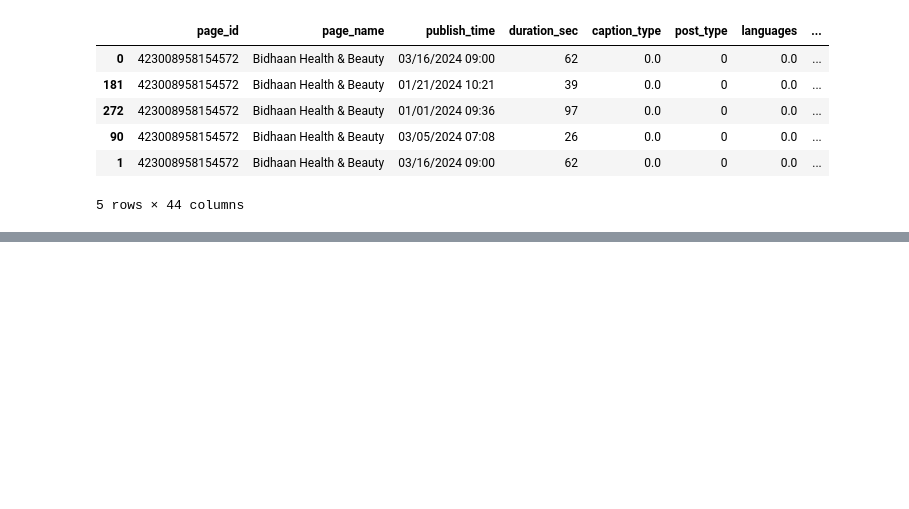
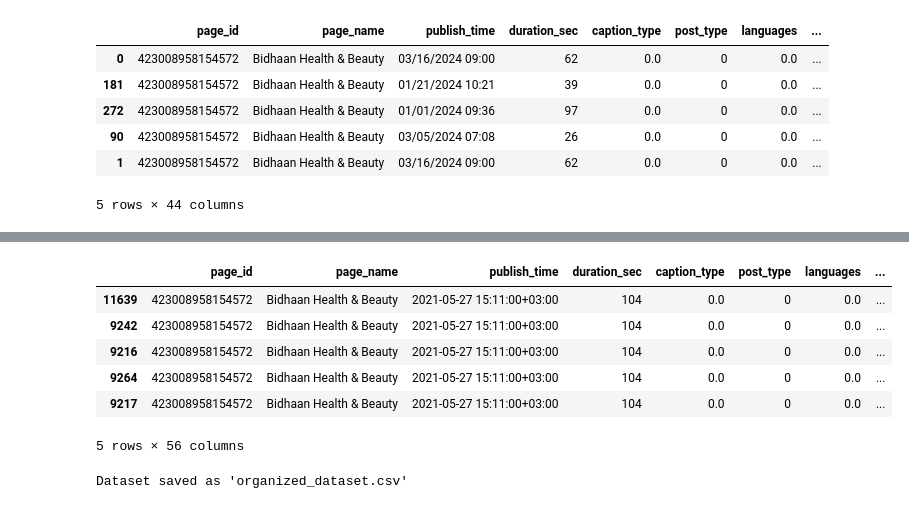
Before and after one commit to codeandcharts/facebook_content_strategy, a Jupyter notebook: data_ingestion.ipynb, the cells around one changed output, grey strips where cells are left out. Drawn from its saved outputs; the diff is of its cells as text; code cells hidden in the pictures; blank space fills up the shorter version.

```diff
--- a/data_ingestion.ipynb
+++ b/data_ingestion.ipynb
@@ -314,9 +314,8 @@ video_data.head()
 | 1 | 423008958154572 | Bidhaan Health & Beauty | 03/16/2024 09:00 | 62 | 0.0 | 0 | 0.0 | ... |
 5 rows × 44 columns
 # %%
+# Convert 'publish_time' to datetime (assuming input is in UTC) and then to Somalia's timezone.
 video_data['publish_time'] = pd.to_datetime(video_data['publish_time'], errors='coerce', utc=True)
-
-# Convert the time to Somalia's timezone.
 video_data['publish_time'] = video_data['publish_time'].dt.tz_convert('Africa/Mogadishu')
 
 # Extract detailed date and time components
@@ -326,8 +325,8 @@ video_data['day_of_week']   = video_data['publish_time'].dt.day_name()
 video_data['month']         = video_data['publish_time'].dt.month
 video_data['year']          = video_data['publish_time'].dt.year
 
-# Define the weekend in Somalia as Friday and Saturday.
-video_data['is_weekend'] = video_data['day_of_week'].isin(['Thurday', 'Friday'])
+# Define the weekend in Somalia as Friday and Thursday.
+video_data['is_weekend'] = video_data['day_of_week'].isin(['Friday', 'Thursday'])
 
 # Additional time-based features
 video_data['hour'] = video_data['publish_time'].dt.hour
@@ -345,20 +344,17 @@ def time_of_day(hour):
 
 video_data['time_of_day'] = video_data['hour'].apply(time_of_day)
 
+# Additional time-based features: week_of_year, quarter, and time_since_last_publish_hr
+video_data['quarter'] = video_data['publish_time'].dt.quarter
 
-# Additional performance features
-# Calculate ratio of 1-minute video views to impressions, handling division by zero
-video_data['views_impressions_ratio'] = video_data['video_views_1min'] / video_data['impressions'].replace(0, np.nan)
+# Ensure the data is sorted by publish_time for accurate diff calculations
+video_data.sort_values('publish_time', inplace=True)
 
-# Optionally, compute earnings per ad impression (if earnings and ad_impressions are meaningful)
-video_data['earnings_per_ad_impression'] = video_data['estimated_earnings_usd'] / video_data['ad_impressions'].replace(0, np.nan)
-
-# Fill any resulting NaN values (for instance from diff() or division by zero) with 0
+# Fill any resulting NaN values (from diff() or division by zero) with 0
 video_data.fillna(0, inplace=True)
 
 # Display a sample of the new features
-print(video_data[['publish_time', 'hour', 'time_of_day', 'week_of_year', 'quarter', 'time_since_last_publish_hr',
-          'views_impressions_ratio', 'earnings_per_ad_impression']].head())
+print(video_data[['publish_time', 'hour', 'time_of_day']].head())
 
-# Optionally, display a sample of the new columns
+# Display a sample of the date/time related columns
 print(video_data[['publish_time', 'published_date', 'published_time', 'day_of_week', 'month', 'year', 'is_weekend']].head())
@@ -365,4 +381,16 @@ print(video_data[['publish_time', 'published_date', 'published_time', 'day_of_we
+# %%
+video_data.head()
+# %% [output]
+|  | page_id | page_name | publish_time | duration_sec | caption_type | post_type | languages | ... |
+| 11639 | 423008958154572 | Bidhaan Health & Beauty | 2021-05-27 15:11:00+03:00 | 104 | 0.0 | 0 | 0.0 | ... |
+| 9242 | 423008958154572 | Bidhaan Health & Beauty | 2021-05-27 15:11:00+03:00 | 104 | 0.0 | 0 | 0.0 | ... |
+| 9216 | 423008958154572 | Bidhaan Health & Beauty | 2021-05-27 15:11:00+03:00 | 104 | 0.0 | 0 | 0.0 | ... |
+| 9264 | 423008958154572 | Bidhaan Health & Beauty | 2021-05-27 15:11:00+03:00 | 104 | 0.0 | 0 | 0.0 | ... |
+| 9217 | 423008958154572 | Bidhaan Health & Beauty | 2021-05-27 15:11:00+03:00 | 104 | 0.0 | 0 | 0.0 | ... |
+5 rows × 56 columns
 # %%
 # Save the organized dataset to a CSV file
 video_data.to_csv("organized_dataset.csv", index=False)
 print("Dataset saved as 'organized_dataset.csv'")
+# %% [output]
+Dataset saved as 'organized_dataset.csv'
```
Also changed, not shown: parts of 3 cells of this notebook, 1 other file.
